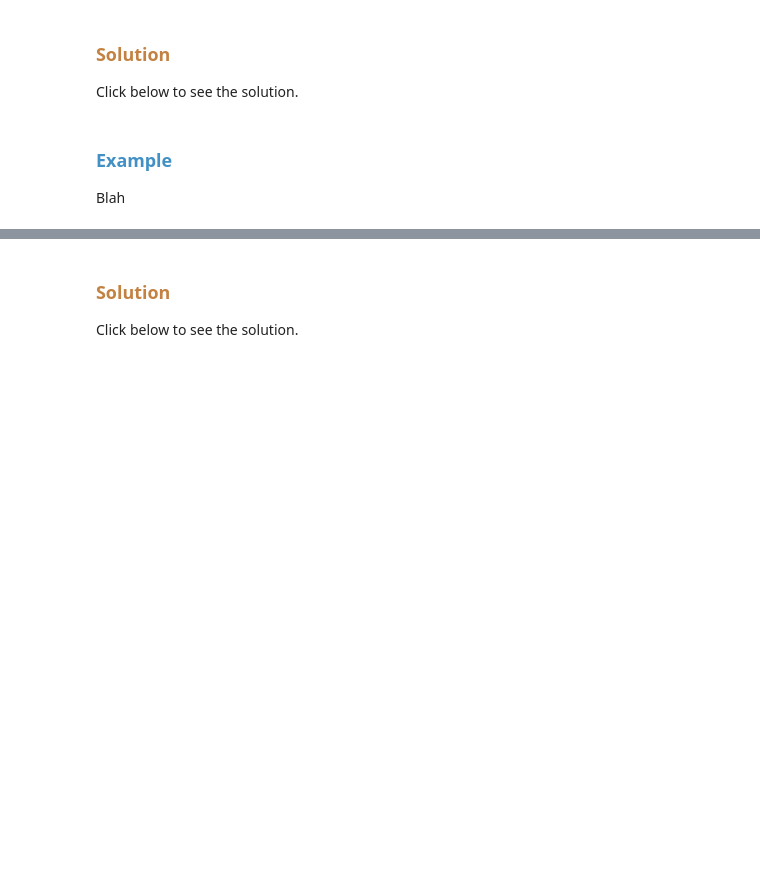
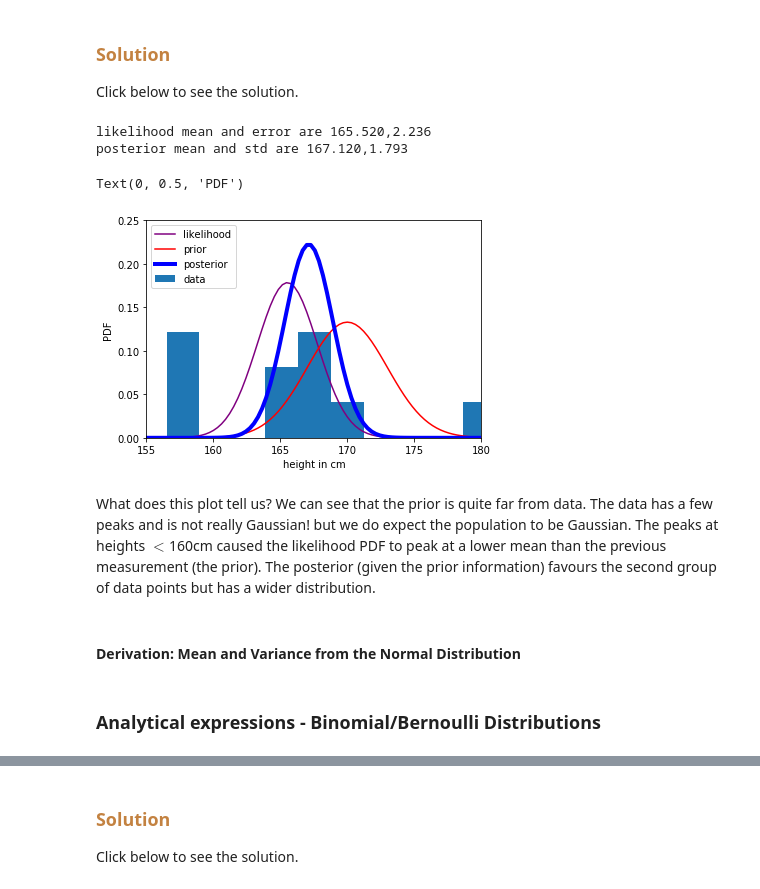
Before and after one commit to philrelton/Data-Analysis-2022, a Jupyter notebook: blended_exercises/Chapter 6/Chapter6.ipynb, the cells around one changed output, grey strips where cells are left out. Cells and saved outputs as stored; diff of their text form; code cells hidden in the pictures; blank space fills up the shorter version.

```diff
--- a/blended_exercises/Chapter 6/Chapter6.ipynb
+++ b/blended_exercises/Chapter 6/Chapter6.ipynb
@@ -20,7 +94,69 @@ Please ensure you have watched the Chapter 5 video(s).
 ###  <font color=#c38241> Solution</font>
 
 Click below to see the solution.
-# %% [markdown]
-### <font color=#4290C4>Example</font>
-
-Blah
+# %%
+import numpy as np
+import pylab as plt
+from scipy.stats import norm
+
+%matplotlib inline
+
+# function for mean of posterior if posterior normal
+def post_mean(var_0,var,n,X,mu_0):
+    result = (var_0/ (var_0 + (var/n)) ) * X + ((var/n)/(var_0+(var/n)))*mu_0
+    return result
+
+# function for width (standard dev) of posterior if posterior normal
+def post_std(var_0,var,n):
+    result = np.sqrt((var_0*(var/n)) / (var_0 + (var/n)))
+    return result
+
+ht = [169.6,166.8,157.1,181.1,158.4,165.6,166.7,156.5,168.1,165.3]
+n = len(ht)
+
+var = 50.
+err_mean = np.sqrt(var/n)
+
+data_mean = np.mean(ht)
+data_var = var
+prior_var = 3**2.
+prior_mean = 170.
+
+# set up an array
+x = np.linspace(150,180,100)
+
+# these are normal distributions so
+# can use the analytical equations from the notes for posterior
+# mean and standard deviation
+posterior_mean = post_mean(prior_var,data_var,n,data_mean,prior_mean)
+
+posterior_std = post_std(prior_var,data_var,n)
+
+print('likelihood mean and error are {:.3f},{:.3f}'.format(data_mean,err_mean))
+
+print('posterior mean and std are {:.3f},{:.3f}'.format(posterior_mean,posterior_std))
+
+#plt.figure(figsize=(8,7))
+# for plotting
+# to plot likelihood need to remember sigma= error on mean
+plt.plot(x,norm.pdf(x,data_mean,err_mean),label='likelihood',c='purple') #likelihood
+plt.plot(x,norm.pdf(x,prior_mean,np.sqrt(prior_var)),label='prior',c='red') # prior distribution
+plt.plot(x,norm.pdf(x,posterior_mean,posterior_std),label='posterior',c='blue',lw=4)
+
+plt.hist(ht,density=True,label='data')
+plt.legend(loc='upper left')
+plt.xlim(155,180)
+plt.ylim(0,0.25)
+plt.xlabel('height in cm')
+plt.ylabel('PDF')
+# %% [output]
+likelihood mean and error are 165.520,2.236
+posterior mean and std are 167.120,1.793
+Text(0, 0.5, 'PDF')
+[figure, added]
+# %% [markdown]
+What does this plot tell us? We can see that the prior is quite far from data. The data has a few peaks and is not really Gaussian! but we do expect the population to be Gaussian. The peaks at heights $<$160cm caused the likelihood PDF to peak at a lower mean than the previous measurement (the prior). The posterior (given the prior information) favours the second group of data points but has a wider distribution.
+# %% [markdown]
+#### Derivation: Mean and Variance from the Normal Distribution
+# %% [markdown]
+### Analytical expressions - Binomial/Bernoulli Distributions
```
Also changed, not shown: parts of 38 cells of this notebook, 4 other files.
